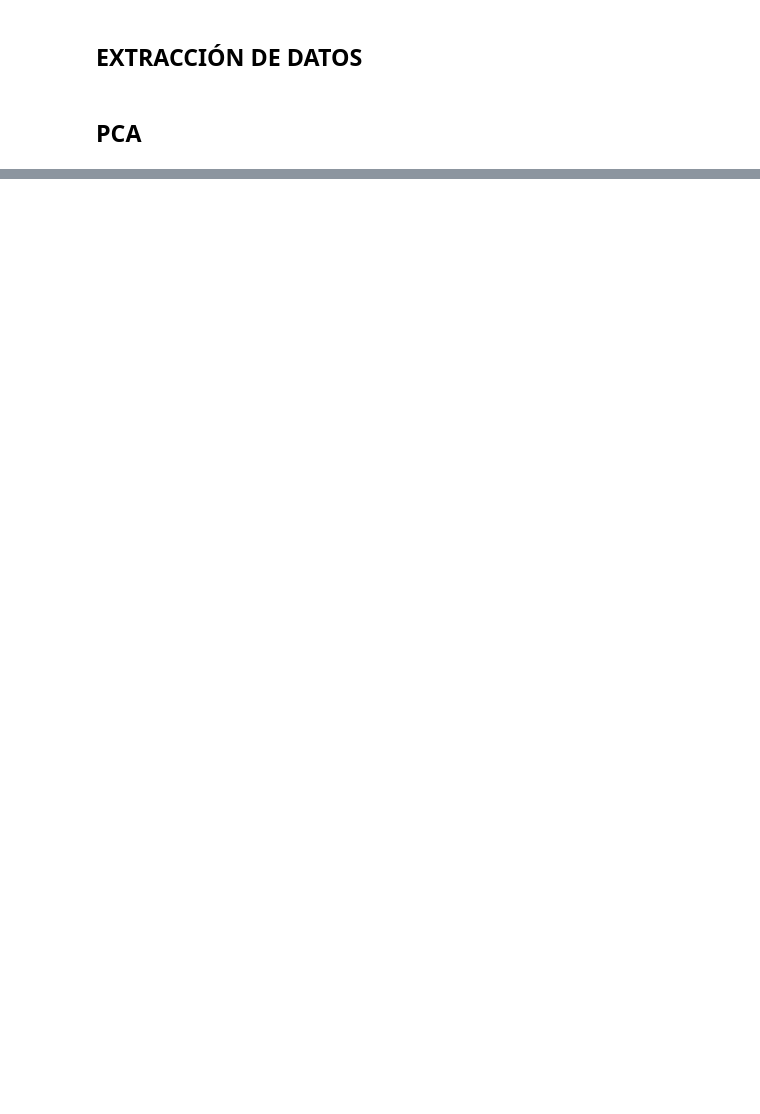
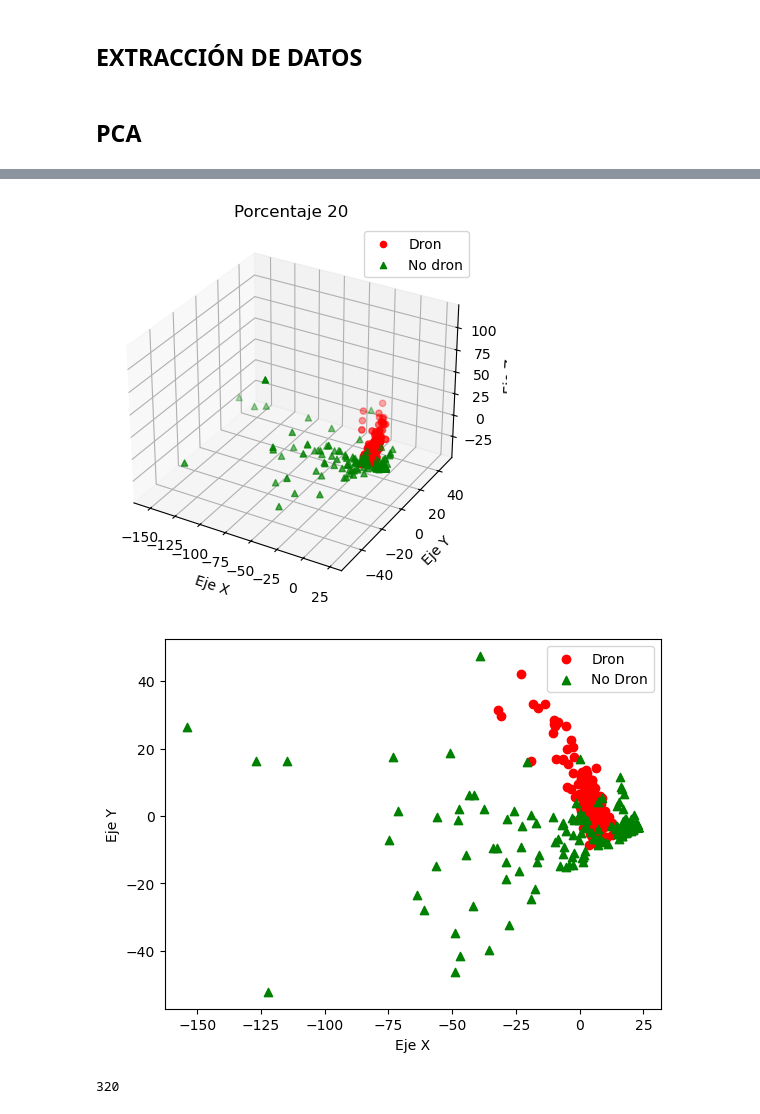
Before and after one commit to Kinlo-sama/IA_aprendizaje, a Jupyter notebook: Proyecto_IdDr15.ipynb, the cells around one changed output, grey strips where cells are left out. Saved outputs shown, nothing was run; the diff lists cells and outputs as text; code cells hidden in the pictures; blank space fills up the shorter version.

```diff
--- a/Proyecto_IdDr15.ipynb
+++ b/Proyecto_IdDr15.ipynb
@@ -3,13 +3,13 @@
 # %% [markdown]
 ## **EXTRACCIÓN DE DATOS**
 # %%
-Freqs_drone = pd.read_json("Seleccion/Frecuencias/colFreqs6000.json")
-label_drone = pd.read_csv("Seleccion/Frecuencias/labelFreqs6000.csv")
+Freqs_drone = pd.read_json("Seleccion/Frecuencias/colFreqs1500.json")
+label_drone = pd.read_csv("Seleccion/Frecuencias/labelFreqs1500.csv")
 #Configuraciones para no truncar la salida  ***************
 pd.set_option('display.max_rows', None)
 #Porcentaje 50
 percent_query = 20
-k = 3
+k = 5
 # %%
 #Datos
 
@@ -137,0 +140,68 @@ Total: 78
+# %%
+
+#Graficas-------------------------------------------------------------
+freqs = training_samples_label.value_counts()
+freqs = freqs.sort_index()
+prim = freqs.iloc[0]
+
+
+feature_ejex = 0
+feature_ejey = 1
+feature_ejez = 2
+
+
+training_samples = training_samples.map(np.real)
+
+#3D-----------------------------------------------------------
+x_1 = (training_samples.iloc[:prim,feature_ejex]).to_list()
+y_1 = (training_samples.iloc[:prim,feature_ejey]).to_list()
+z_1 = (training_samples.iloc[:prim,feature_ejez]).to_list()
+
+x_2 = (training_samples.iloc[prim:,feature_ejex]).to_list()
+y_2 = (training_samples.iloc[prim:,feature_ejey]).to_list()
+z_2 = (training_samples.iloc[prim:,feature_ejez]).to_list()
+
+
+fig = plt.figure()
+
+ax = fig.add_subplot(111, projection='3d')
+
+# Graficar puntos para cada grupo con diferentes colores y marcadores
+ax.scatter(x_1, y_1, z_1, c='r', marker='o', label='Dron')
+ax.scatter(x_2, y_2, z_2, c='g', marker='^', label='No dron')
+
+
+#Titulo
+ax.set_title(f"Porcentaje query {percent_query}")
+# Etiquetas de los ejes
+ax.set_title(f"Porcentaje {percent_query}")
+ax.set_xlabel('Eje X')
+ax.set_ylabel('Eje Y')
+ax.set_zlabel('Eje Z')
+# Añadir leyenda
+ax.legend()
+# Mostrar gráfico
+plt.show()
+
+# Crear figura
+plt.figure()
+
+# Graficar puntos para cada grupo con diferentes colores y marcadores
+plt.scatter(x_1, y_1, c='r', marker='o', label='Dron')
+plt.scatter(x_2, y_2, c='g', marker='^', label='No Dron')
+
+
+# Etiquetas de los ejes
+plt.xlabel('Eje X')
+plt.ylabel('Eje Y')
+
+# Añadir leyenda
+plt.legend()
+
+# Mostrar gráfico
+plt.show()
+print(len(training_samples_label))
+# %% [output]
+[figure, added]
+[figure, added]
+320
```
Also changed, not shown: parts of 2 cells of this notebook, 4 other files.
